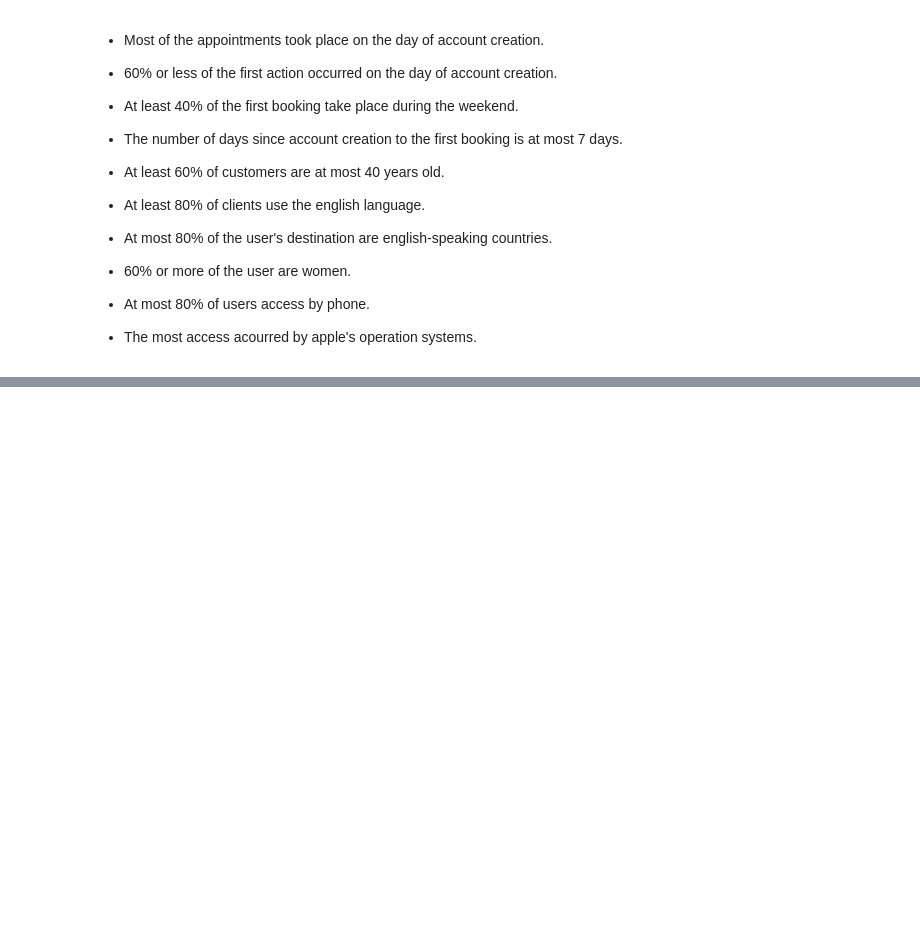
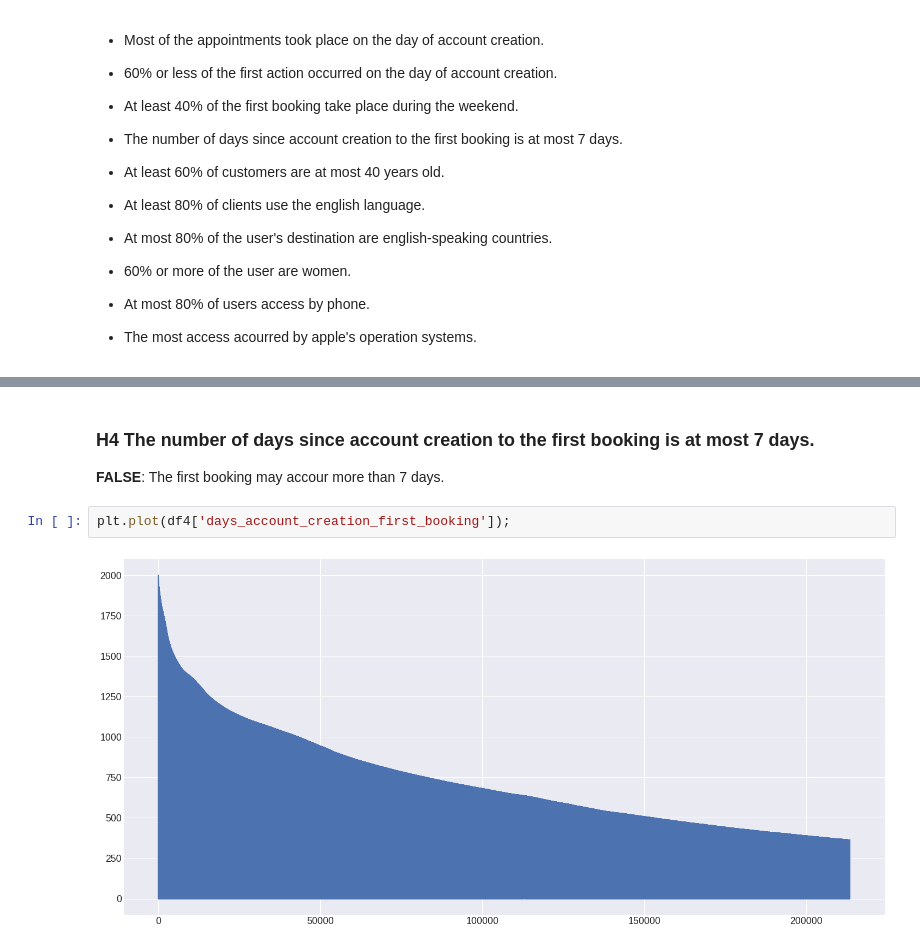
Before and after one commit to juniorcl/airbnb-scheduling-forecast, a Jupyter notebook: notebooks/c1.0_cmoj_airbnb_scheduling_forecast.ipynb, the cells around one changed output, grey strips where cells are left out. Saved outputs shown, nothing was run; the diff lists cells and outputs as text; blank space fills up the shorter version.

```diff
--- a/notebooks/c1.0_cmoj_airbnb_scheduling_forecast.ipynb
+++ b/notebooks/c1.0_cmoj_airbnb_scheduling_forecast.ipynb
@@ -582,0 +614,7 @@ Name: days_account_creation_first_booking, dtype: int64
+# %% [markdown]
+### H4 The number of days since account creation to the first booking is at most 7 days.
+**FALSE**: The first booking may accour more than 7 days.
+# %%
+plt.plot(df4['days_account_creation_first_booking']);
+# %% [output]
+[figure, added]
```
Also changed, not shown: parts of 21 cells of this notebook.
